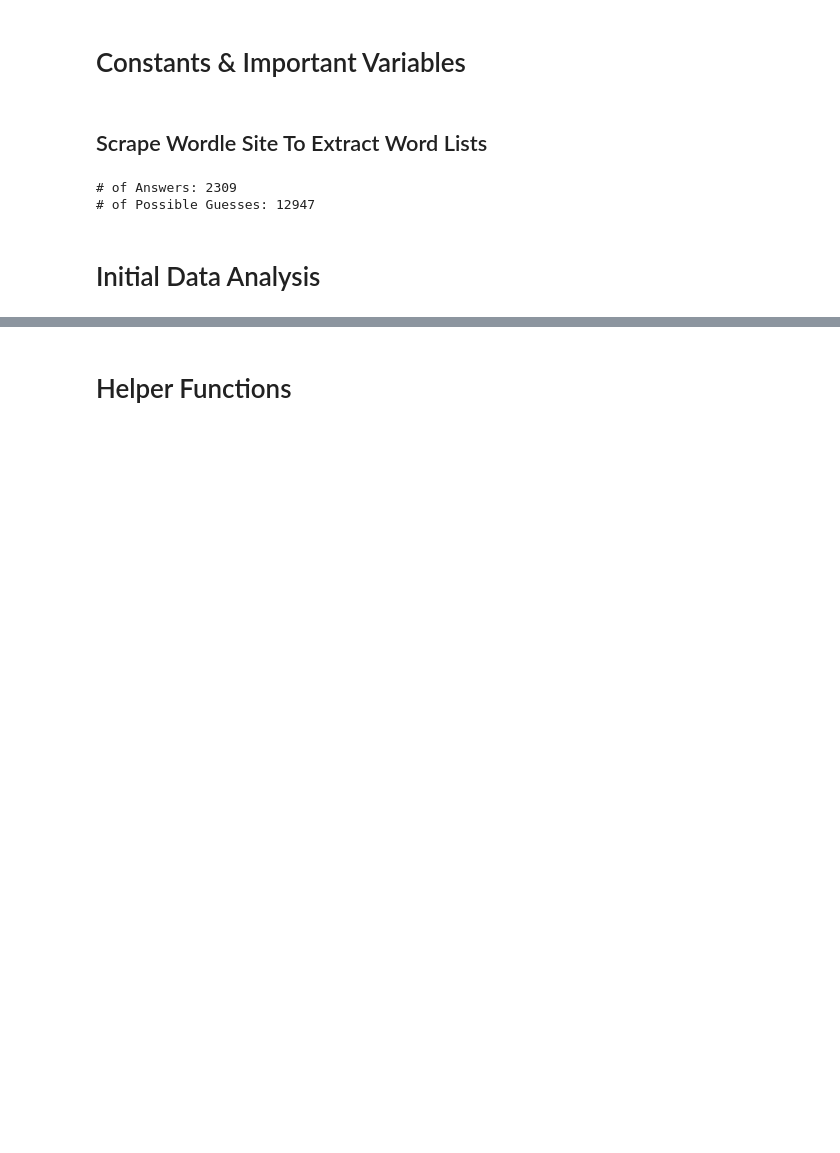
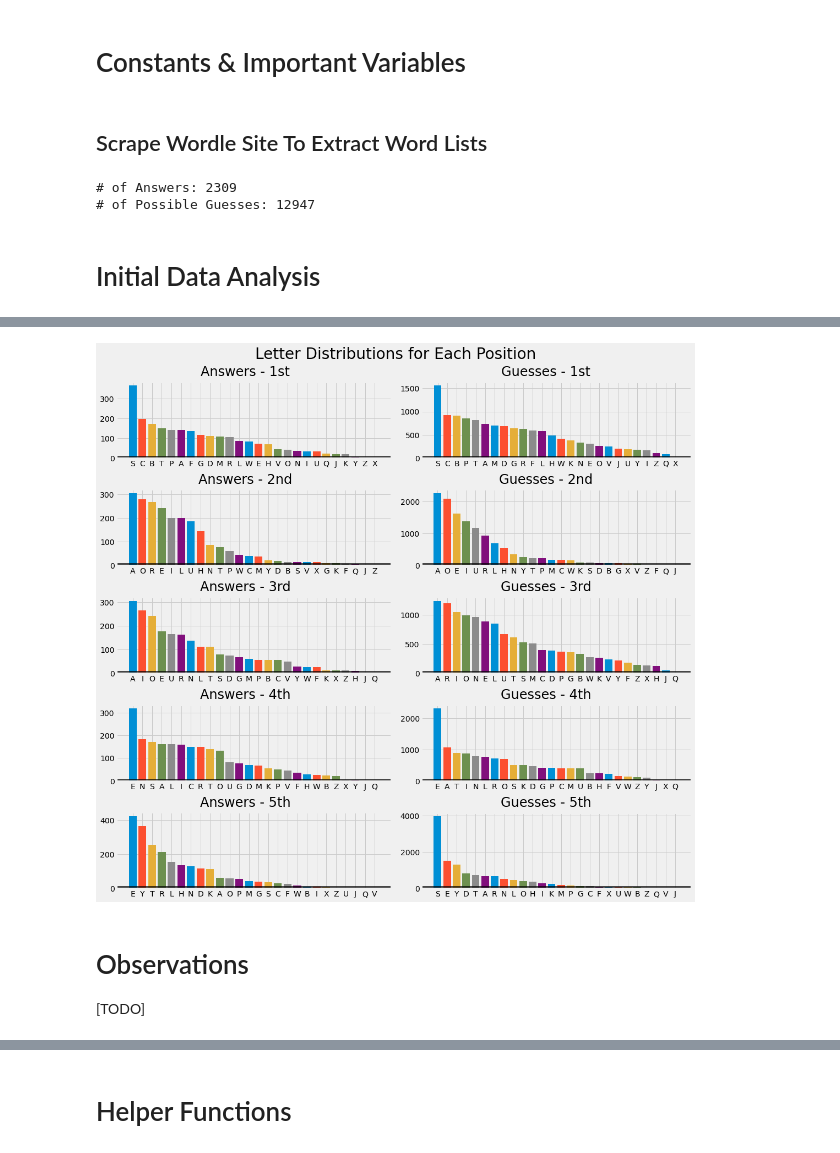
Before and after one commit to noah-kg/wordle-data-analysis, a Jupyter notebook: Wordle Analysis.ipynb, the cells around one changed output, grey strips where cells are left out. Saved outputs shown, nothing was run; the diff lists cells and outputs as text; code cells hidden in the pictures; blank space fills up the shorter version.

```diff
--- a/Wordle Analysis.ipynb
+++ b/Wordle Analysis.ipynb
@@ -148,14 +203,8 @@ plot_letter_dist(guess_letter_counts, 'Letters in 10,638 Acceptable Guesses')
 # %%
-#calculates letter frequency for answers
-letter1_answer_counts = freq_count(answers, 0)
-letter2_answer_counts = freq_count(answers, 1)
-letter3_answer_counts = freq_count(answers, 2)
-letter4_answer_counts = freq_count(answers, 3)
-letter5_answer_counts = freq_count(answers, 4)
+#dictionaries to hold letter counts for given position
+letter_pos_ans_counts = {}
+letter_pos_gue_counts = {}
 
-#calculates letter frequency for guesses
-letter1_guess_counts = freq_count(guesses, 0)
-letter2_guess_counts = freq_count(guesses, 1)
-letter3_guess_counts = freq_count(guesses, 2)
-letter4_guess_counts = freq_count(guesses, 3)
-letter5_guess_counts = freq_count(guesses, 4)
+for i in range(5):
+    letter_pos_ans_counts[i] = freq_count(answers, i)
+    letter_pos_gue_counts[i] = freq_count(guesses, i)
@@ -178 +215,9 @@ plot_letter_dist(letter5_guess_counts, 'Last Letters in 10,638 Acceptable Guesse
+# %%
+plot_letter_pos_dist(letter_pos_ans_counts, letter_pos_gue_counts)
+# %% [output]
+[figure, added]
+# %% [markdown]
+# Observations
+
+[TODO]
 # %%
```
Also changed, not shown: parts of 13 cells of this notebook.
